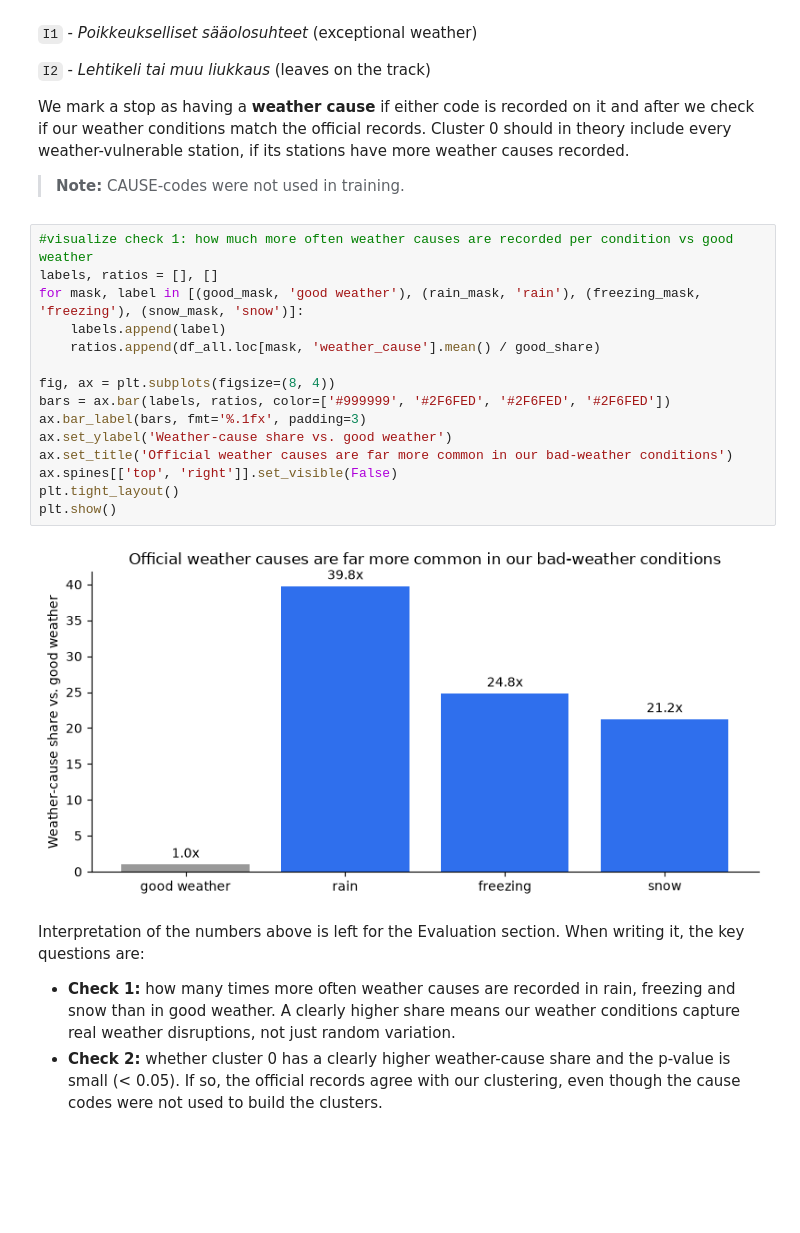
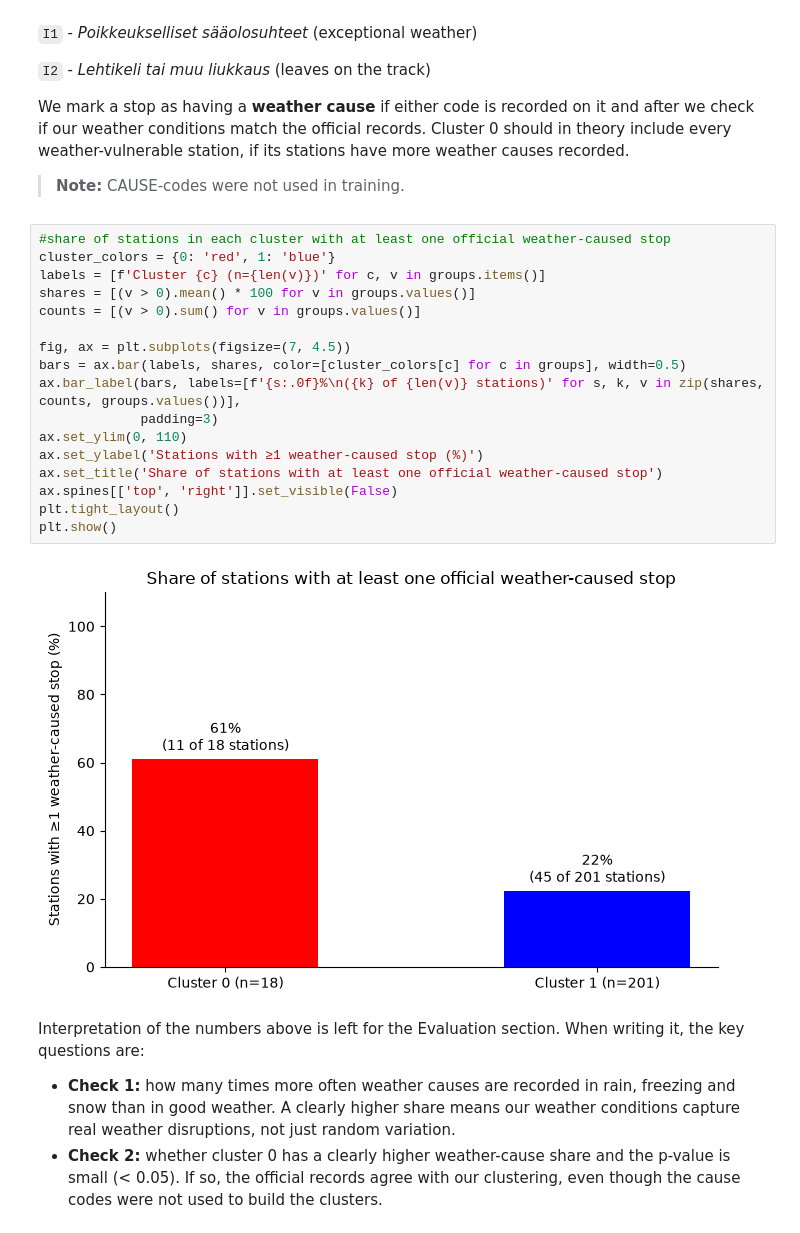
Before and after one commit to alekkiq/dkko-g2, a Jupyter notebook: project/project.ipynb, the cells around one changed output. Drawn from its saved outputs; the diff is of its cells as text; blank space fills up the shorter version.

```diff
--- a/project/project.ipynb
+++ b/project/project.ipynb
@@ -830,22 +831,24 @@ We mark a stop as having a **weather cause** if either code is recorded on it an
 
 > **Note:** CAUSE-codes were not used in training.
 # %%
-#visualize check 1: how much more often weather causes are recorded per condition vs good weather
-labels, ratios = [], []
-for mask, label in [(good_mask, 'good weather'), (rain_mask, 'rain'), (freezing_mask, 'freezing'), (snow_mask, 'snow')]:
-    labels.append(label)
-    ratios.append(df_all.loc[mask, 'weather_cause'].mean() / good_share)
+#share of stations in each cluster with at least one official weather-caused stop
+cluster_colors = {0: 'red', 1: 'blue'}
+labels = [f'Cluster {c} (n={len(v)})' for c, v in groups.items()]
+shares = [(v > 0).mean() * 100 for v in groups.values()]
+counts = [(v > 0).sum() for v in groups.values()]
 
-fig, ax = plt.subplots(figsize=(8, 4))
-bars = ax.bar(labels, ratios, color=['#999999', '#2F6FED', '#2F6FED', '#2F6FED'])
-ax.bar_label(bars, fmt='%.1fx', padding=3)
-ax.set_ylabel('Weather-cause share vs. good weather')
-ax.set_title('Official weather causes are far more common in our bad-weather conditions')
+fig, ax = plt.subplots(figsize=(7, 4.5))
+bars = ax.bar(labels, shares, color=[cluster_colors[c] for c in groups], width=0.5)
+ax.bar_label(bars, labels=[f'{s:.0f}%\n({k} of {len(v)} stations)' for s, k, v in zip(shares, counts, groups.values())],
+             padding=3)
+ax.set_ylim(0, 110)
+ax.set_ylabel('Stations with ≥1 weather-caused stop (%)')
+ax.set_title('Share of stations with at least one official weather-caused stop')
 ax.spines[['top', 'right']].set_visible(False)
 plt.tight_layout()
 plt.show()
 # %% [output]
-[figure, old version]
+[figure, new version]
 # %% [markdown]
 Interpretation of the numbers above is left for the Evaluation section. When writing it, the key questions are:
 
```
